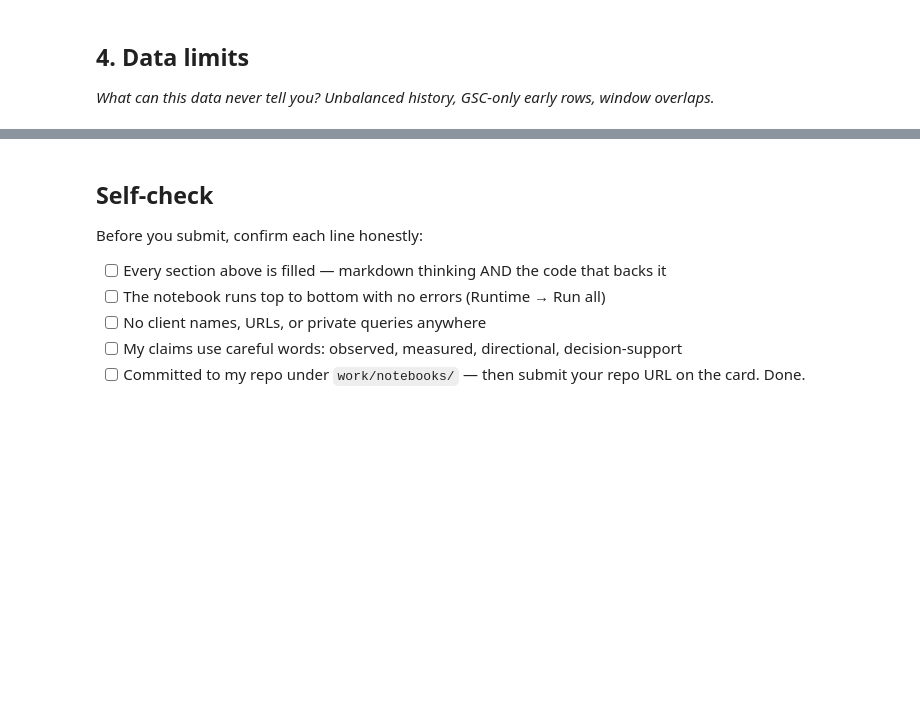
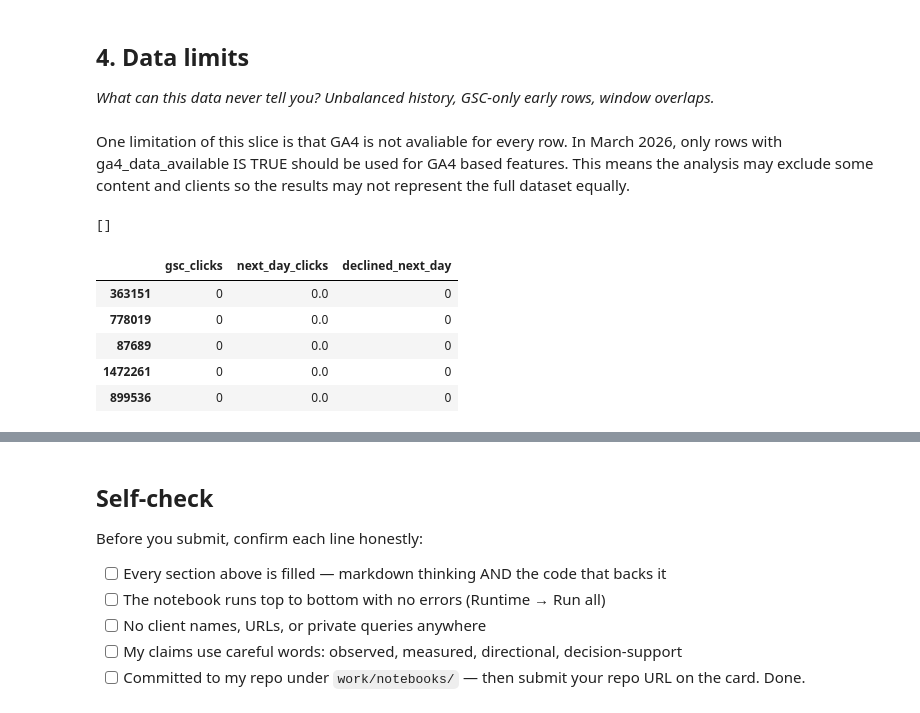
Before and after one commit to engyelgamal18/flyrank-ml-internship-engy, a Jupyter notebook: work/notebooks/w03_data_contract.ipynb, the cells around one changed output, grey strips where cells are left out. Cells and saved outputs as stored; diff of their text form; code cells hidden in the pictures; blank space fills up the shorter version.

```diff
--- a/work/notebooks/w03_data_contract.ipynb
+++ b/work/notebooks/w03_data_contract.ipynb
@@ -117,0 +151,35 @@ Date range: 2026-03-01 to 2026-03-31
+# %% [markdown]
+One limitation of this slice is that GA4 is not avaliable for every row. In March 2026, only rows with ga4_data_available IS TRUE should be used for GA4 based features. This means the analysis may exclude some content and clients so the results may not represent the full dataset equally.
+# %%
+[c for c in march_df.columns if "trend"in c.lower() or "decline" in c.lower()]
+# %% [output]
+[]
+# %%
+leak_df = march_df[
+    ["report_date", "client_hash_id", "content_hash_id", "gsc_clicks"]
+].copy()
+
+leak_df = leak_df.sort_values(
+    ["client_hash_id", "content_hash_id", "report_date"]
+)
+
+leak_df["next_day_clicks"] = (
+    leak_df
+    .groupby(["client_hash_id", "content_hash_id"])["gsc_clicks"]
+    .shift(-1)
+)
+
+leak_df["declined_next_day"] =(
+    leak_df["next_day_clicks"] < leak_df["gsc_clicks"]
+).astype(int)
+
+leak_df[
+    ["gsc_clicks", "next_day_clicks", "declined_next_day"]
+].head()
+# %% [output]
+|  | gsc_clicks | next_day_clicks | declined_next_day |
+| 363151 | 0 | 0.0 | 0 |
+| 778019 | 0 | 0.0 | 0 |
+| 87689 | 0 | 0.0 | 0 |
+| 1472261 | 0 | 0.0 | 0 |
+| 899536 | 0 | 0.0 | 0 |
```
Also changed, not shown: parts of 10 cells of this notebook.
